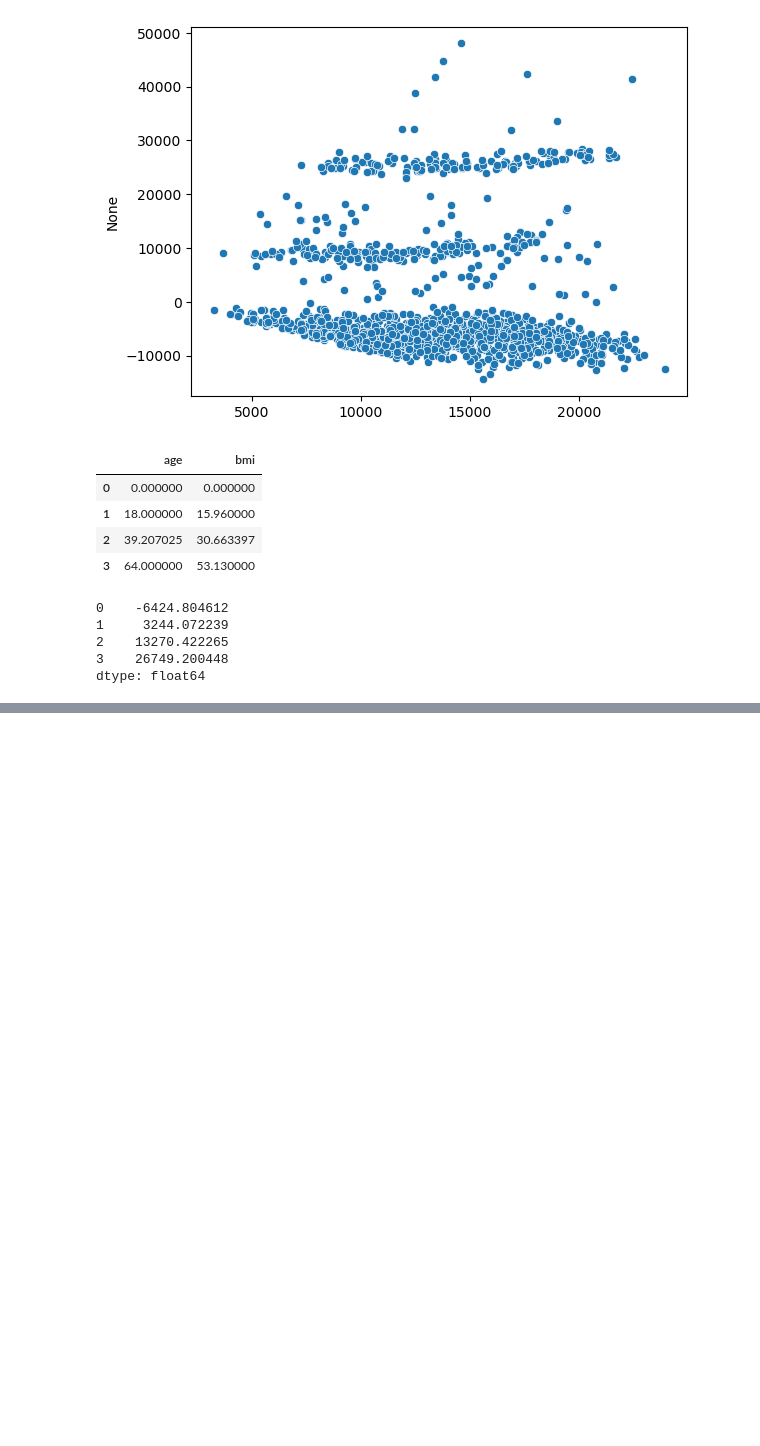
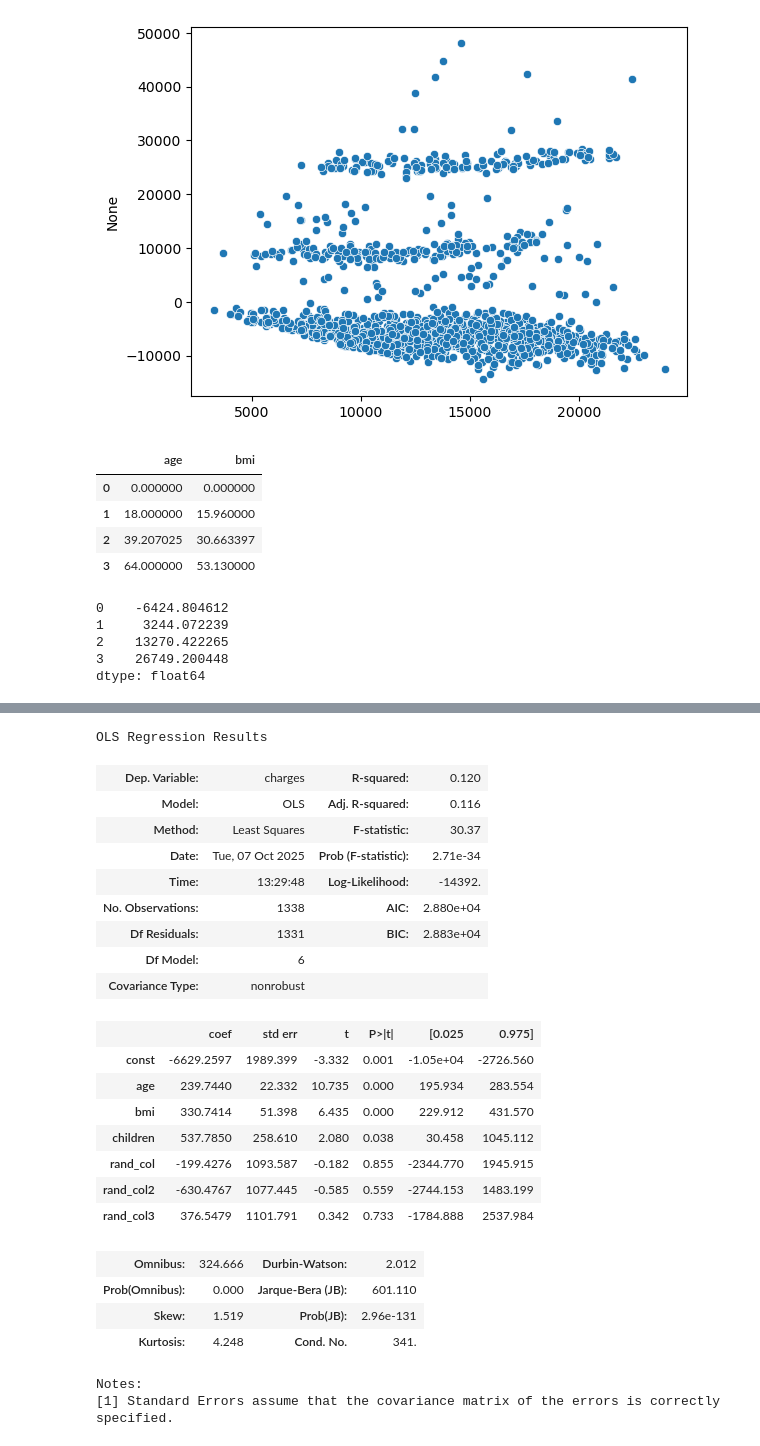
Before and after one commit to Camiloesp/PythonDataScience_SupervisedML, a Jupyter notebook: Regression_and_Forecasting/3_MultipleLinearRegression_Explination_summary().ipynb, the cells around one changed output, grey strips where cells are left out. Cells and saved outputs as stored; diff of their text form; code cells hidden in the pictures; blank space fills up the shorter version.

Commit message:
Multiple Linear Regression end

```diff
--- a/Regression_and_Forecasting/3_MultipleLinearRegression_Explination_summary().ipynb
+++ b/Regression_and_Forecasting/3_MultipleLinearRegression_Explination_summary().ipynb
@@ -171,0 +211,34 @@ X = sm.add_constant(insurance_df[['age', 'bmi', 'children', 'smoker_flag']])
+# %%
+features = ['age', 'bmi', 'children', 'rand_col', 'rand_col2', 'rand_col3'] # rand_col is a useless column
+
+X = sm.add_constant(insurance_df[features])
+y = insurance_df['charges']
+
+model = sm.OLS(y, X).fit()
+
+model.summary()
+# %% [output]
+OLS Regression Results
+| Dep. Variable: | charges | R-squared: | 0.120 |
+| Model: | OLS | Adj. R-squared: | 0.116 |
+| Method: | Least Squares | F-statistic: | 30.37 |
+| Date: | Tue, 07 Oct 2025 | Prob (F-statistic): | 2.71e-34 |
+| Time: | 13:29:48 | Log-Likelihood: | -14392. |
+| No. Observations: | 1338 | AIC: | 2.880e+04 |
+| Df Residuals: | 1331 | BIC: | 2.883e+04 |
+| Df Model: | 6 |  |  |
+| Covariance Type: | nonrobust |  |  |
+|  | coef | std err | t | P>|t| | [0.025 | 0.975] |
+| const | -6629.2597 | 1989.399 | -3.332 | 0.001 | -1.05e+04 | -2726.560 |
+| age | 239.7440 | 22.332 | 10.735 | 0.000 | 195.934 | 283.554 |
+| bmi | 330.7414 | 51.398 | 6.435 | 0.000 | 229.912 | 431.570 |
+| children | 537.7850 | 258.610 | 2.080 | 0.038 | 30.458 | 1045.112 |
+| rand_col | -199.4276 | 1093.587 | -0.182 | 0.855 | -2344.770 | 1945.915 |
+| rand_col2 | -630.4767 | 1077.445 | -0.585 | 0.559 | -2744.153 | 1483.199 |
+| rand_col3 | 376.5479 | 1101.791 | 0.342 | 0.733 | -1784.888 | 2537.984 |
+| Omnibus: | 324.666 | Durbin-Watson: | 2.012 |
+| Prob(Omnibus): | 0.000 | Jarque-Bera (JB): | 601.110 |
+| Skew: | 1.519 | Prob(JB): | 2.96e-131 |
+| Kurtosis: | 4.248 | Cond. No. | 341. |
+Notes:
+[1] Standard Errors assume that the covariance matrix of the errors is correctly specified.
```
Also changed, not shown: parts of 6 cells of this notebook, 1 other file.
